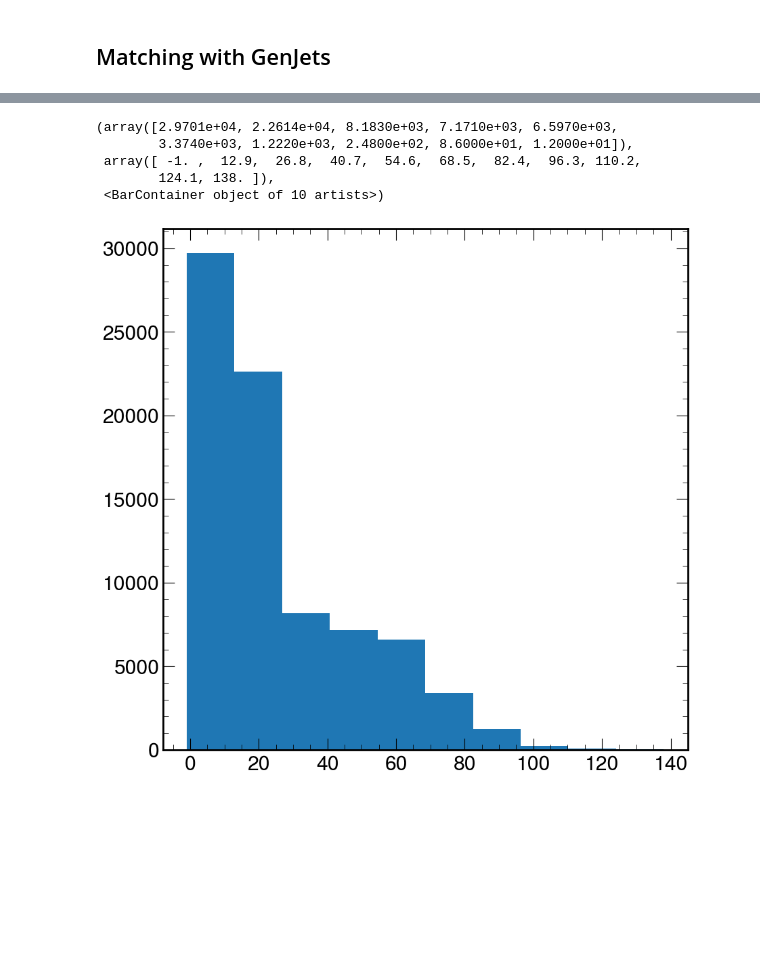
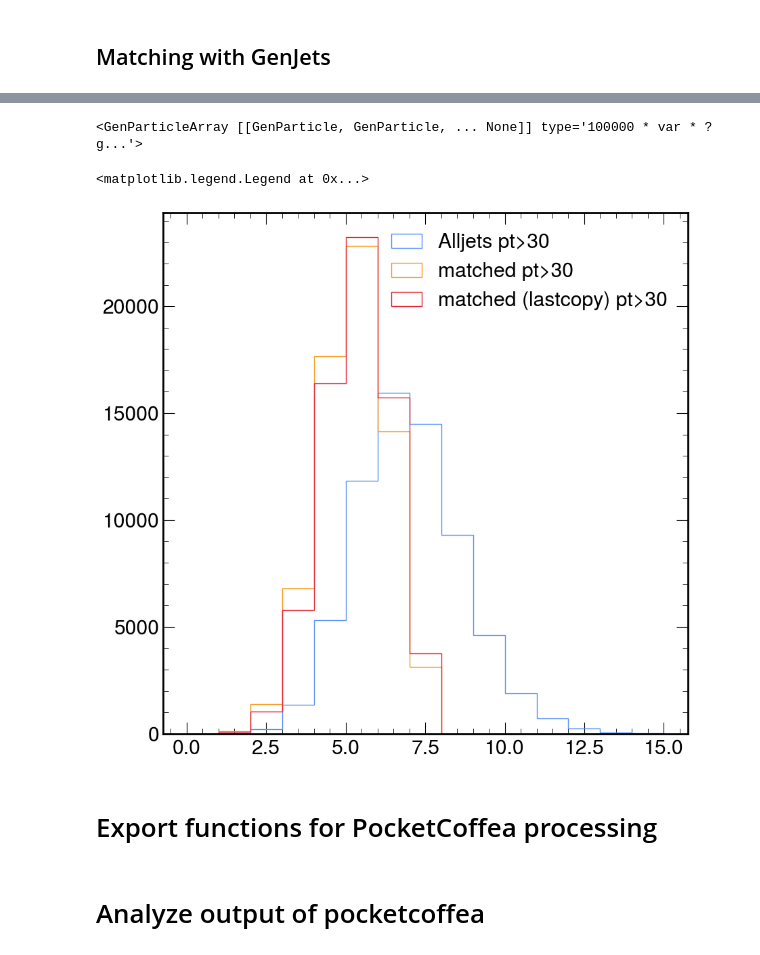
Before and after one commit to valsdav/ttHbb_jets_partons_studies, a Jupyter notebook: ImproveTruthMatching.ipynb, the cells around one changed output, grey strips where cells are left out. Drawn from its saved outputs; the diff is of its cells as text; code cells hidden in the pictures; blank space fills up the shorter version.

```diff
--- a/ImproveTruthMatching.ipynb
+++ b/ImproveTruthMatching.ipynb
@@ -1620,9 +1370,14 @@ top[0:10].tolist()
-# %%
-plt.hist(genparts_flat.genPartIdxMother)
-# %% [output]
-(array([2.9701e+04, 2.2614e+04, 8.1830e+03, 7.1710e+03, 6.5970e+03,
-        3.3740e+03, 1.2220e+03, 2.4800e+02, 8.6000e+01, 1.2000e+01]),
- array([ -1. ,  12.9,  26.8,  40.7,  54.6,  68.5,  82.4,  96.3, 110.2,
-        124.1, 138. ]),
- <BarContainer object of 10 artists>)
-[figure, removed]
+# %%
+matched_quarks_lastcopy
+# %% [output]
+<GenParticleArray [[GenParticle, GenParticle, ... None]] type='100000 * var * ?g...'>
+# %%
+plt.hist(ak.sum(events.Jet.pt > 30, axis=1), histtype="step", label="Alljets pt>30", range=(0, 15), bins=15)
+plt.hist(ak.sum(matched_jets.pt > 30, axis=1), histtype="step", label="matched pt>30", range=(0, 15), bins=15)
+plt.hist(ak.sum(matched_jets_lastcopy.pt > 30, axis=1), histtype="step", label="matched (lastcopy) pt>30", range=(0, 15), bins=15)
+plt.legend()
+# %% [output]
+<matplotlib.legend.Legend at 0x...>
+[figure, added]
+# %% [markdown]
+# Export functions for PocketCoffea processing
@@ -1628,0 +1443,2 @@ plt.hist(genparts_flat.genPartIdxMother)
+# %% [markdown]
+# Analyze output of pocketcoffea
```
Also changed, not shown: parts of 72 cells of this notebook.
